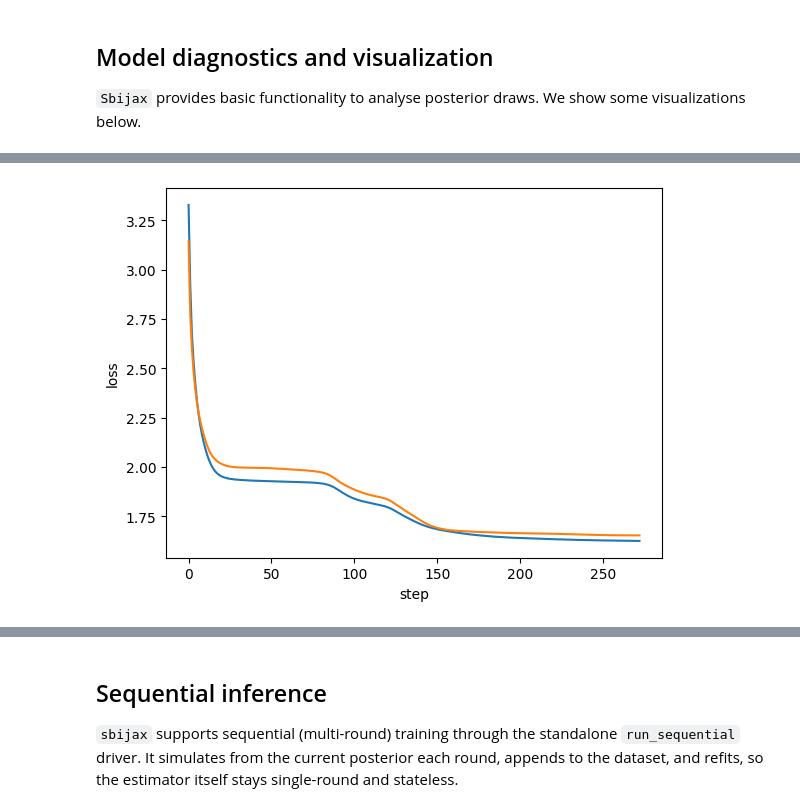
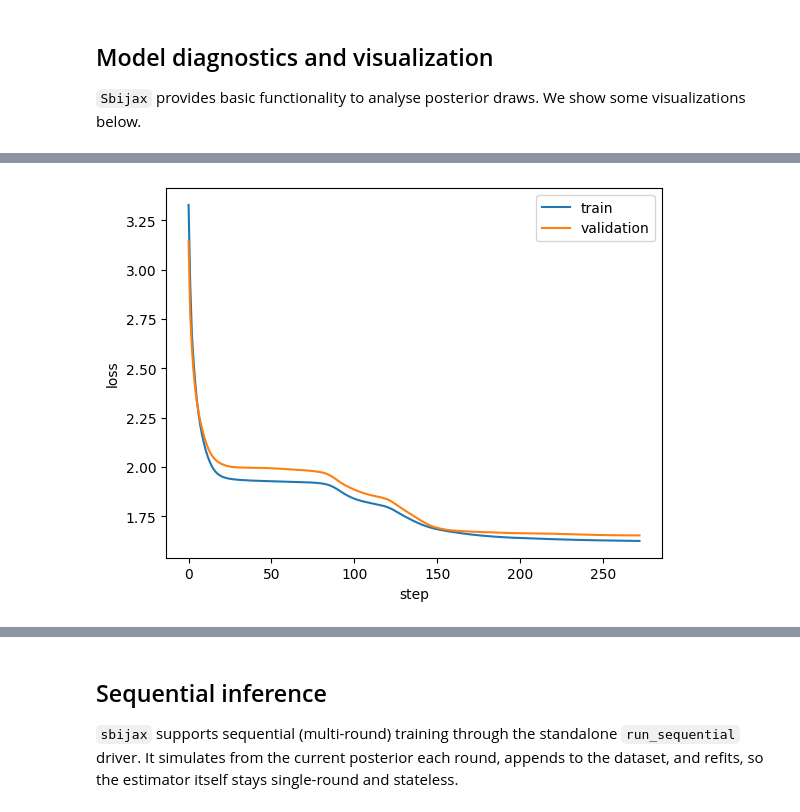
Before and after one commit to dirmeier/sbijax, a Jupyter notebook: docs/notebooks/more_detailed_intro.ipynb, the cells around one changed output, grey strips where cells are left out. Drawn from its saved outputs; the diff is of its cells as text; code cells hidden in the pictures.

```diff
--- a/docs/notebooks/more_detailed_intro.ipynb
+++ b/docs/notebooks/more_detailed_intro.ipynb
@@ -144,7 +148,7 @@ from sbijax import sample, simulate, train
 from sbijax.mcmc import make_sampler, nuts
 
 data = simulate(
-  jr.PRNGKey(1),
+  jr.key(1),
   prior,
   simulator_fn,
   n=10_000,
@@ -171,7 +175,7 @@ data
 # %% [markdown]
 We then fit the model using the typical flow matching loss.
 # %%
-params, info = train(jr.PRNGKey(2), model, data)
+params, info = train(jr.key(2), model, data)
 # %% [markdown]
 Finally, we sample from the posterior distribution for a specific observation $y_{\text{obs}}$.
 # %%
@@ -198,10 +206,12 @@ plt.show()
 # %%
-plt.plot(info.losses[1:])
+plt.plot(info.losses[1:, 0], label="train")
+plt.plot(info.losses[1:, 1], label="validation")
 plt.xlabel("step")
 plt.ylabel("loss")
+plt.legend()
 plt.show()
 # %% [output]
-[figure, old version]
+[figure, new version]
 # %%
 print("ESS:", sbijax.ess(samples))
 print("R-hat:", sbijax.rhat(samples))
```
Also changed, not shown: parts of 17 cells of this notebook, 8 other files.
